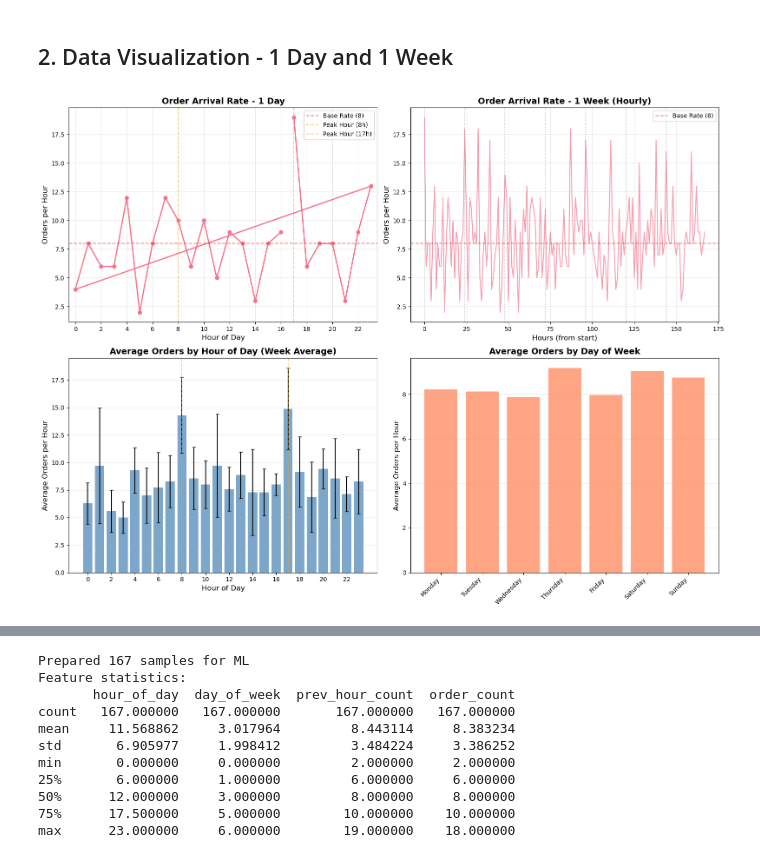
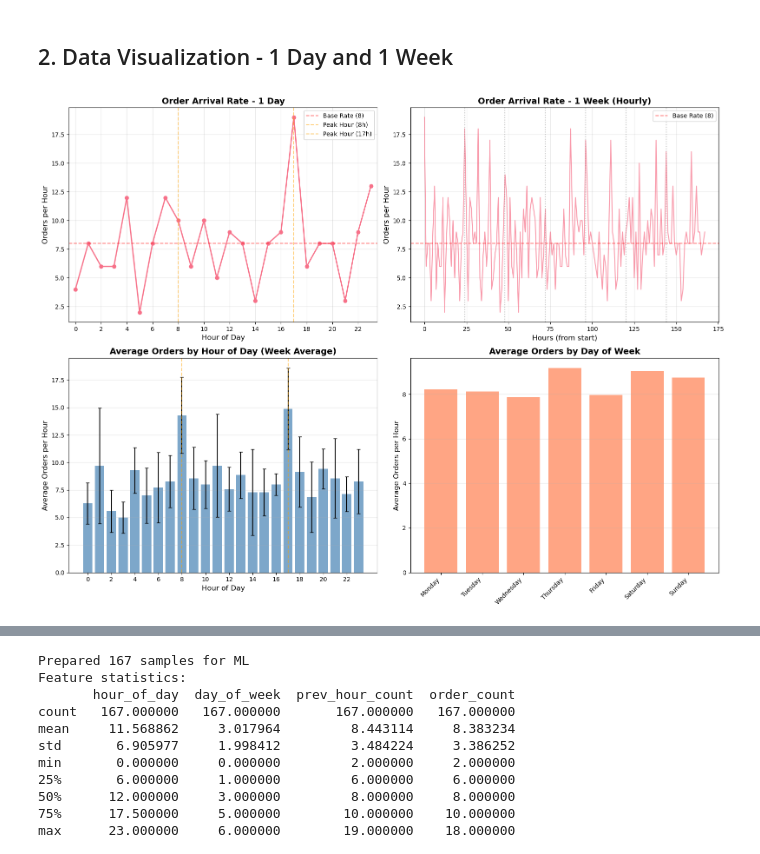
Before and after one commit to dami2106/Part-B-Damion, a Jupyter notebook: inspect_data.ipynb, the cells around one changed output, grey strips where cells are left out. Cells and saved outputs as stored; diff of their text form; code cells hidden in the pictures.

Commit message:
Fix plot bug

```diff
--- a/inspect_data.ipynb
+++ b/inspect_data.ipynb
@@ -67,7 +67,9 @@ fig, axes = plt.subplots(2, 2, figsize=(16, 12))
 
 #Orders over 1 day
 ax1 = axes[0, 0]
-ax1.plot(df_day['hour_of_day'], df_day['event_count'], marker='o', linewidth=2, markersize=6)
+# Sort by hour_of_day to prevent line connecting first and last point
+df_day_sorted = df_day.sort_values('hour_of_day')
+ax1.plot(df_day_sorted['hour_of_day'], df_day_sorted['event_count'], marker='o', linewidth=2, markersize=6)
 ax1.axhline(y=config.BASE_RATE, color='r', linestyle='--', alpha=0.5, label=f'Base Rate ({config.BASE_RATE})')
 for peak_hour in config.PEAK_HOURS:
     ax1.axvline(x=peak_hour, color='orange', linestyle='--', alpha=0.5, label=f'Peak Hour ({peak_hour}h)')
@@ -95,31 +97,31 @@ ax2.legend()
 
 #average orders by hour of day
 ax3 = axes[1, 0]
 hourly_avg = df_week.groupby('hour_of_day')['event_count'].mean()
 hourly_std = df_week.groupby('hour_of_day')['event_count'].std()
 ax3.bar(hourly_avg.index, hourly_avg.values, yerr=hourly_std.values, capsize=3, alpha=0.7, color='steelblue')
 for peak_hour in config.PEAK_HOURS:
     ax3.axvline(x=peak_hour, color='orange', linestyle='--', alpha=0.5)
 ax3.set_xlabel('Hour of Day', fontsize=12)
 ax3.set_ylabel('Average Orders per Hour', fontsize=12)
 ax3.set_title('Average Orders by Hour of Day (Week Average)', fontsize=14, fontweight='bold')
 ax3.set_xticks(range(0, 24, 2))
 ax3.grid(True, alpha=0.3, axis='y')
 
 #Orders by day of week
 ax4 = axes[1, 1]
 daily_avg = df_week.groupby('day_name')['event_count'].mean()
 day_order = ['Monday', 'Tuesday', 'Wednesday', 'Thursday', 'Friday', 'Saturday', 'Sunday']
 daily_avg = daily_avg.reindex([d for d in day_order if d in daily_avg.index])
 ax4.bar(range(len(daily_avg)), daily_avg.values, alpha=0.7, color='coral')
 ax4.set_xticks(range(len(daily_avg)))
 ax4.set_xticklabels(daily_avg.index, rotation=45, ha='right')
 ax4.set_ylabel('Average Orders per Hour', fontsize=12)
 ax4.set_title('Average Orders by Day of Week', fontsize=14, fontweight='bold')
 ax4.grid(True, alpha=0.3, axis='y')
 
 plt.tight_layout()
 plt.savefig('figs/data_exploration_overview.png', dpi=300, bbox_inches='tight')
 plt.show()
 # %% [output]
-[figure, old version]
+[figure, new version]
```
Also changed, not shown: parts of 3 cells of this notebook, 2 other files.
